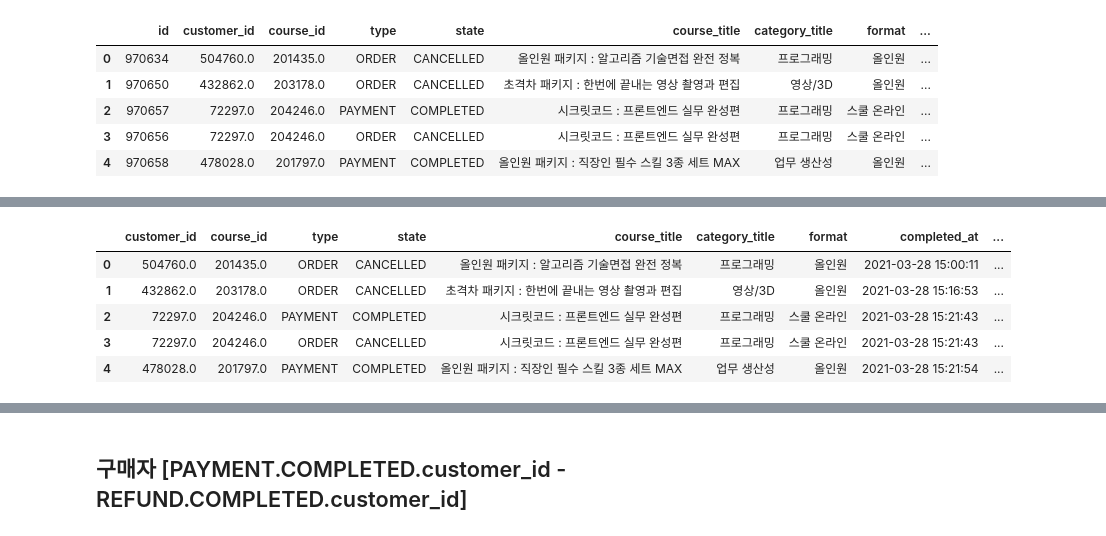
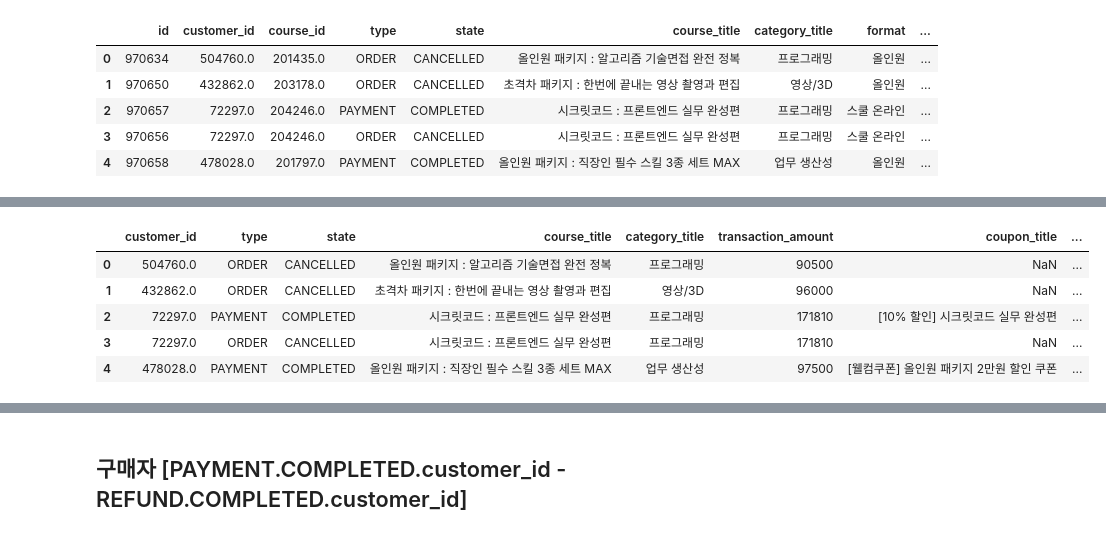
Before and after one commit to AMinSC/TIL, a Jupyter notebook: Mini_PJT/Mini_Project_Fastcam.ipynb, the cells around one changed output, grey strips where cells are left out. Saved outputs shown, nothing was run; the diff lists cells and outputs as text; code cells hidden in the pictures.

```diff
--- a/Mini_PJT/Mini_Project_Fastcam.ipynb
+++ b/Mini_PJT/Mini_Project_Fastcam.ipynb
@@ -34,12 +85,12 @@ Data columns (total 18 columns):
 dtypes: datetime64[ns](2), float64(5), int64(2), object(9)
 memory usage: 14.5+ MB
 # %%
-df = df[['customer_id', 'course_id', 'type', 'state' , 'course_title', 'category_title', 'format', 'completed_at', 'transaction_amount', 'coupon_title', 'coupon_discount_amount', 'sale_price', 'pg', 'method', 'subcategory_title', 'marketing_start_at']]
+df = df[['customer_id', 'type', 'state' , 'course_title', 'category_title', 'transaction_amount', 'coupon_title', 'coupon_discount_amount', 'sale_price', 'subcategory_title']]
 df.head()
 # %% [output]
-|  | customer_id | course_id | type | state | course_title | category_title | format | completed_at | ... |
-| 0 | 504760.0 | 201435.0 | ORDER | CANCELLED | 올인원 패키지 : 알고리즘 기술면접 완전 정복 | 프로그래밍 | 올인원 | 2021-03-28 15:00:11 | ... |
-| 1 | 432862.0 | 203178.0 | ORDER | CANCELLED | 초격차 패키지 : 한번에 끝내는 영상 촬영과 편집 | 영상/3D | 올인원 | 2021-03-28 15:16:53 | ... |
-| 2 | 72297.0 | 204246.0 | PAYMENT | COMPLETED | 시크릿코드 : 프론트엔드 실무 완성편 | 프로그래밍 | 스쿨 온라인 | 2021-03-28 15:21:43 | ... |
-| 3 | 72297.0 | 204246.0 | ORDER | CANCELLED | 시크릿코드 : 프론트엔드 실무 완성편 | 프로그래밍 | 스쿨 온라인 | 2021-03-28 15:21:43 | ... |
-| 4 | 478028.0 | 201797.0 | PAYMENT | COMPLETED | 올인원 패키지 : 직장인 필수 스킬 3종 세트 MAX | 업무 생산성 | 올인원 | 2021-03-28 15:21:54 | ... |
+|  | customer_id | type | state | course_title | category_title | transaction_amount | coupon_title | ... |
+| 0 | 504760.0 | ORDER | CANCELLED | 올인원 패키지 : 알고리즘 기술면접 완전 정복 | 프로그래밍 | 90500 | NaN | ... |
+| 1 | 432862.0 | ORDER | CANCELLED | 초격차 패키지 : 한번에 끝내는 영상 촬영과 편집 | 영상/3D | 96000 | NaN | ... |
+| 2 | 72297.0 | PAYMENT | COMPLETED | 시크릿코드 : 프론트엔드 실무 완성편 | 프로그래밍 | 171810 | [10% 할인] 시크릿코드 실무 완성편 | ... |
+| 3 | 72297.0 | ORDER | CANCELLED | 시크릿코드 : 프론트엔드 실무 완성편 | 프로그래밍 | 171810 | NaN | ... |
+| 4 | 478028.0 | PAYMENT | COMPLETED | 올인원 패키지 : 직장인 필수 스킬 3종 세트 MAX | 업무 생산성 | 97500 | [웰컴쿠폰] 올인원 패키지 2만원 할인 쿠폰 | ... |
```
Also changed, not shown: parts of 68 cells of this notebook.
